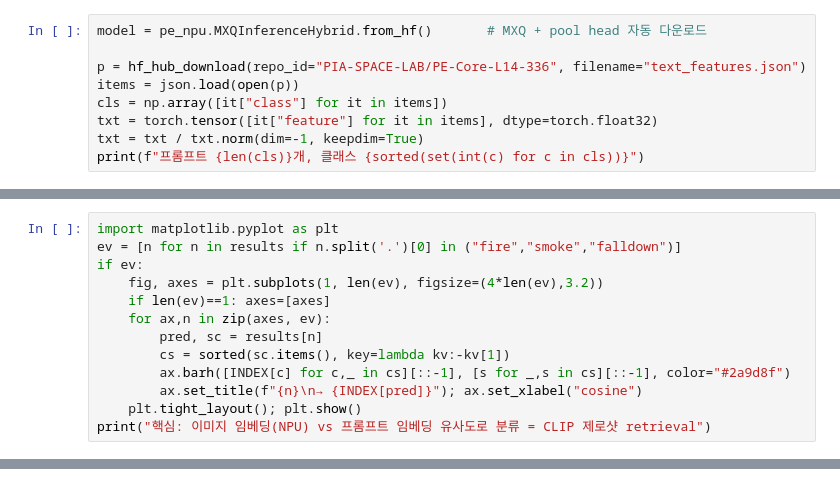
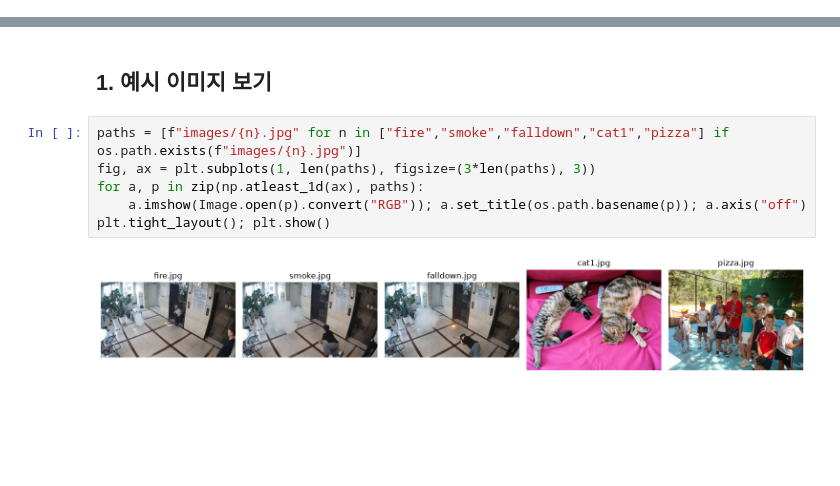
Before and after one commit to jungseoik/AX_NPU, a Jupyter notebook: tutorial_pe_npu/demo_text_classification.ipynb, the cells around one changed output, grey strips where cells are left out. Saved outputs shown, nothing was run; the diff lists cells and outputs as text; blank space fills up the shorter version.

```diff
--- a/tutorial_pe_npu/demo_text_classification.ipynb
+++ b/tutorial_pe_npu/demo_text_classification.ipynb
@@ -26,9 +0,0 @@ pe_npu OK
-# %%
-model = pe_npu.MXQInferenceHybrid.from_hf()       # MXQ + pool head 자동 다운로드
-
-p = hf_hub_download(repo_id="PIA-SPACE-LAB/PE-Core-L14-336", filename="text_features.json")
-items = json.load(open(p))
-cls = np.array([it["class"] for it in items])
-txt = torch.tensor([it["feature"] for it in items], dtype=torch.float32)
-txt = txt / txt.norm(dim=-1, keepdim=True)
-print(f"프롬프트 {len(cls)}개, 클래스 {sorted(set(int(c) for c in cls))}")
@@ -68,13 +0,0 @@ smoke.jpg      → smoke       smoke=0.282 normal=0.265 fire=0.260
-# %%
-import matplotlib.pyplot as plt
-ev = [n for n in results if n.split('.')[0] in ("fire","smoke","falldown")]
-if ev:
-    fig, axes = plt.subplots(1, len(ev), figsize=(4*len(ev),3.2))
-    if len(ev)==1: axes=[axes]
-    for ax,n in zip(axes, ev):
-        pred, sc = results[n]
-        cs = sorted(sc.items(), key=lambda kv:-kv[1])
-        ax.barh([INDEX[c] for c,_ in cs][::-1], [s for _,s in cs][::-1], color="#2a9d8f")
-        ax.set_title(f"{n}\n→ {INDEX[pred]}"); ax.set_xlabel("cosine")
-    plt.tight_layout(); plt.show()
-print("핵심: 이미지 임베딩(NPU) vs 프롬프트 임베딩 유사도로 분류 = CLIP 제로샷 retrieval")
@@ -83,0 +45,10 @@ print("핵심: 이미지 임베딩(NPU) vs 프롬프트 임베딩 유사도로
+# %% [markdown]
+## 1. 예시 이미지 보기
+# %%
+paths = [f"images/{n}.jpg" for n in ["fire","smoke","falldown","cat1","pizza"] if os.path.exists(f"images/{n}.jpg")]
+fig, ax = plt.subplots(1, len(paths), figsize=(3*len(paths), 3))
+for a, p in zip(np.atleast_1d(ax), paths):
+    a.imshow(Image.open(p).convert("RGB")); a.set_title(os.path.basename(p)); a.axis("off")
+plt.tight_layout(); plt.show()
+# %% [output]
+[figure, added]
```
Also changed, not shown: parts of 14 cells of this notebook, 3 other files.
